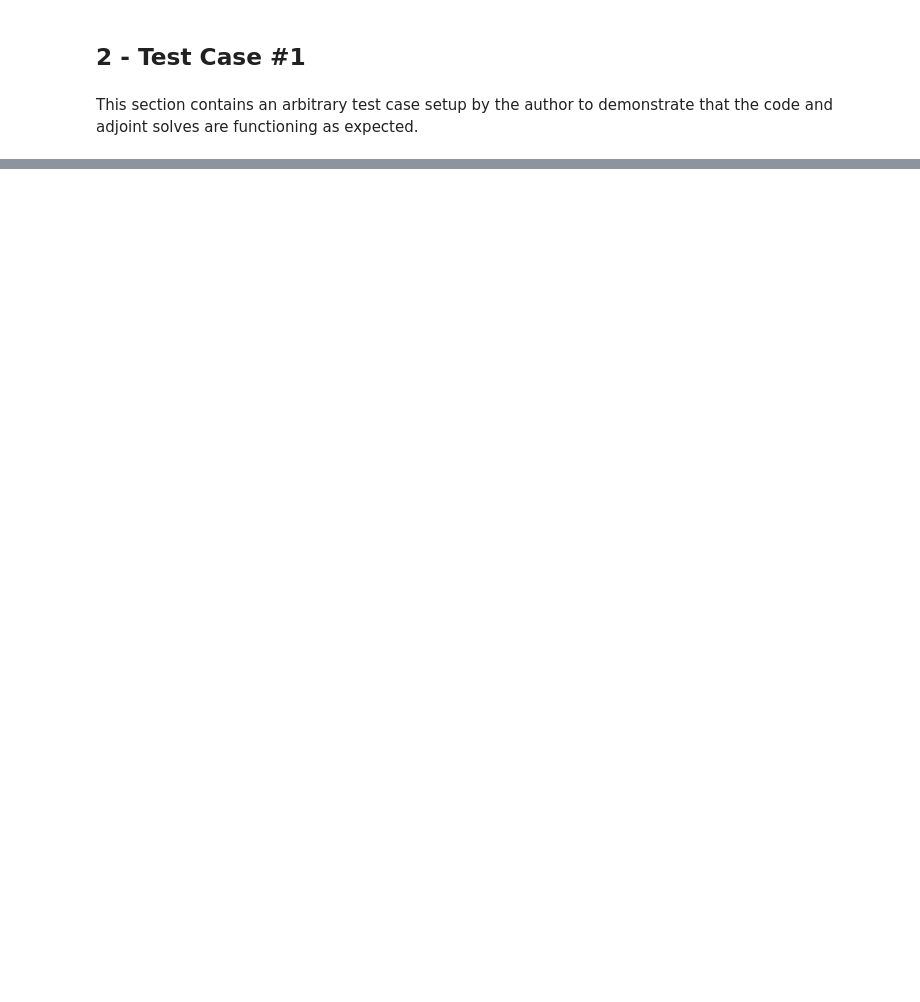
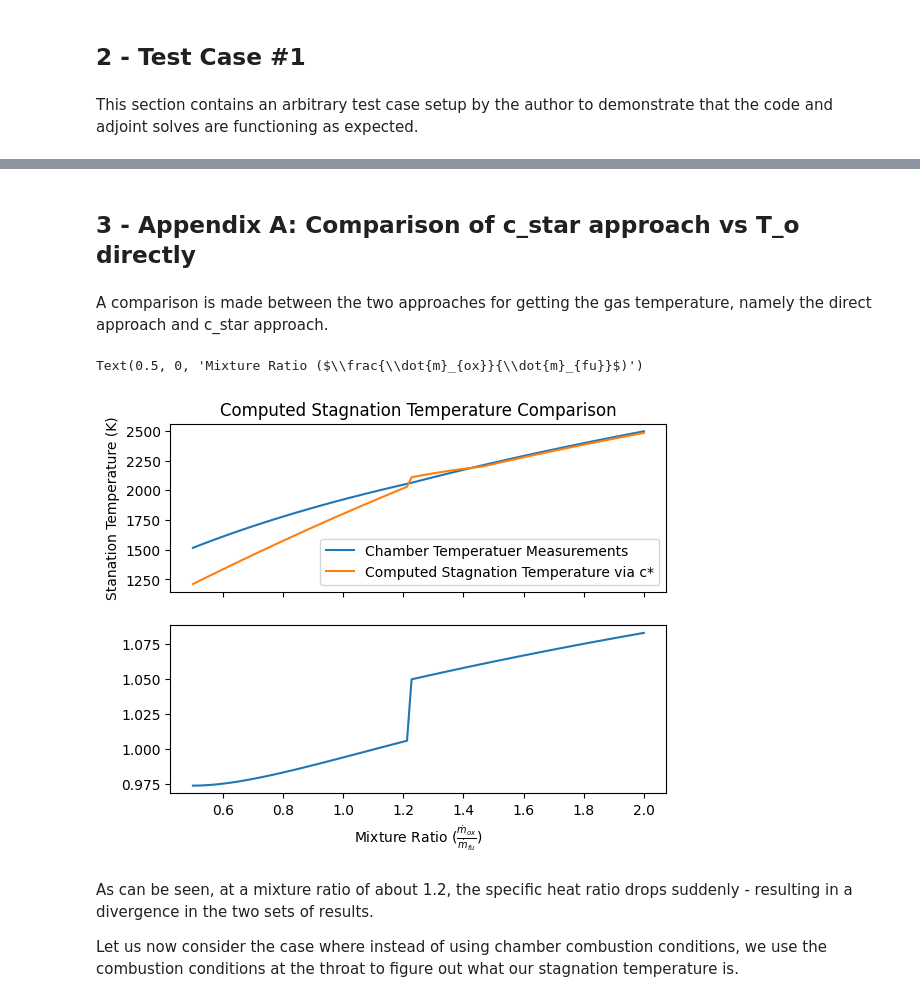
Before and after one commit to EliasAoubala/turboRocket, a Jupyter notebook: docs/gas_generator_validation.ipynb, the cells around one changed output, grey strips where cells are left out. Saved outputs shown, nothing was run; the diff lists cells and outputs as text; code cells hidden in the pictures; blank space fills up the shorter version.

```diff
--- a/docs/gas_generator_validation.ipynb
+++ b/docs/gas_generator_validation.ipynb
@@ -23,0 +117,9 @@ fuel
+# %%
+%%render param sci_not
+
+T_o = cea.get_Temperatures(Pc=pcc, MR=mr_nom)[0] * eta_c**2
+gamma = cea.get_Chamber_MolWt_gamma(Pc=pcc, MR=mr_nom)[1]
+cp = cea.get_Chamber_Cp(Pc=pcc, MR=mr_nom)
+c_star_a = cea.get_Cstar(Pc=pcc, MR=mr_nom) * eta_c  * 0.3048
+
+Acc = c_star_a * m_dot_t/ pcc
@@ -23,0 +307,46 @@ fuel
+# %% [markdown]
+## 3 - Appendix A: Comparison of c_star approach vs T_o directly
+# %% [markdown]
+A comparison is made between the two approaches for getting the gas temperature, namely the direct approach and c_star approach.
+# %%
+eta_c = 1
+t_a = []
+t_o = []
+gamma_a = []
+mr = np.linspace(0.5,2, 100)
+pc = 30e5
+
+for of in mr:
+
+    c_star = cea.get_Cstar(Pc=pc, MR=of) * 0.3048
+    c_star_a = c_star *eta_c
+
+    gamma = cea.get_Chamber_MolWt_gamma(Pc=pc, MR=of)[1]
+
+    gamma_a.append(gamma)
+
+    param = (2 / (gamma + 1))**((gamma + 1)/(-2 * (gamma - 1)))
+
+    R = 8314 / cea.get_Chamber_MolWt_gamma(Pc=pc, MR=of)[0]
+
+    t_a.append((gamma/ (R))*(c_star_a / param)**2)
+
+    t_o.append((cea.get_Temperatures(Pc=pc, MR=of, frozen=1)[0]))
+# %%
+fix, ax = plt.subplots(2, 1, sharex=True)
+
+ax[0].plot(mr , t_o, label="Chamber Temperatuer Measurements")
+ax[0].plot(mr, t_a, label="Computed Stagnation Temperature via c*")
+ax[0].set_ylabel("Stanation Temperature (K)")
+ax[0].set_title("Computed Stagnation Temperature Comparison")
+ax[0].legend()
+
+ax[1].plot(mr, gamma_a, label="Chamber Temperatuer Measurements")
+ax[1].set_xlabel(r"Mixture Ratio ($\frac{\dot{m}_{ox}}{\dot{m}_{fu}}$)")
+# %% [output]
+Text(0.5, 0, 'Mixture Ratio ($\\frac{\\dot{m}_{ox}}{\\dot{m}_{fu}}$)')
+[figure, added]
+# %% [markdown]
+As can be seen, at a mixture ratio of about 1.2, the specific heat ratio drops suddenly - resulting in a divergence in the two sets of results.
+
+Let us now consider the case where instead of using chamber combustion conditions, we use the combustion conditions at the throat to figure out what our stagnation temperature is.
```
Also changed, not shown: parts of 47 cells of this notebook, 1 other file.
